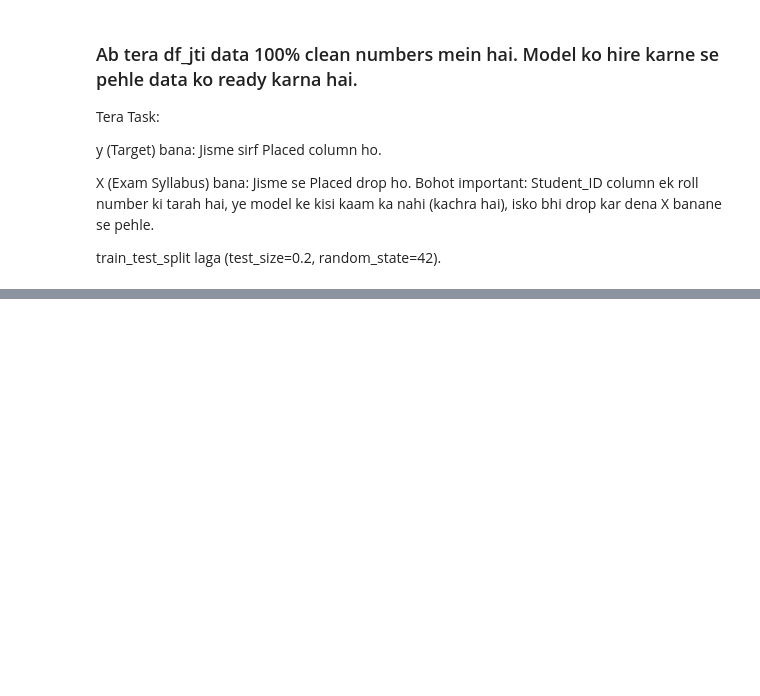
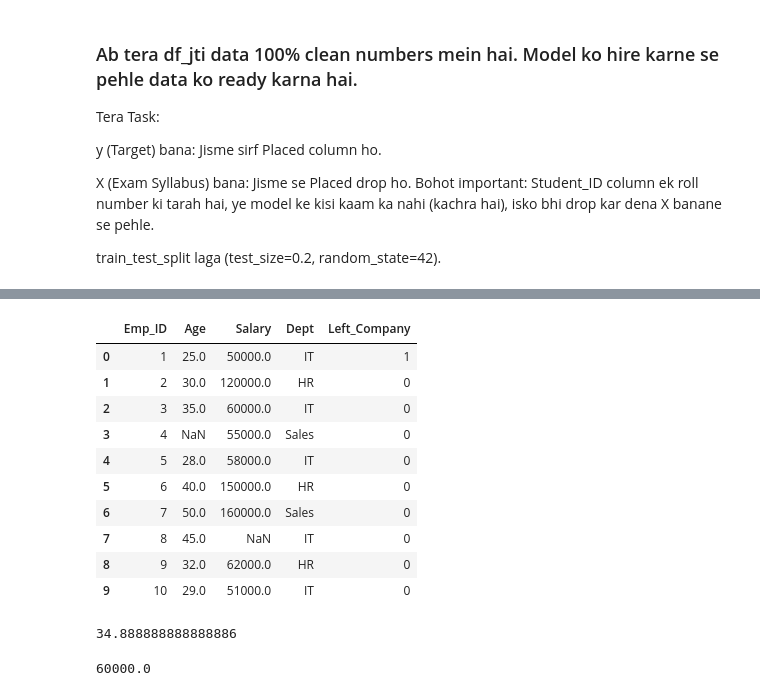
Before and after one commit to Visky-02/Data-Science-Practice, a Jupyter notebook: Untitled Folder/ gemini practice folder .ipynb, the cells around one changed output, grey strips where cells are left out. Cells and saved outputs as stored; diff of their text form; code cells hidden in the pictures; blank space fills up the shorter version.

```diff
--- a/Untitled Folder/ gemini practice folder .ipynb
+++ b/Untitled Folder/ gemini practice folder .ipynb
@@ -494,0 +497,14 @@ print(f"classification report of XG boost is : {classification_report(y_test,pre
+# %%
+import pandas as pd
+import numpy as np
+
+# Tera aaj ka Practice Engine
+data = {
+    'Emp_ID': np.arange(1, 11),
+    'Age': [25, 30, 35, np.nan, 28, 40, 50, 45, 32, 29],
+    'Salary': [50000, 120000, 60000, 55000, 58000, 150000, 160000, np.nan, 62000, 51000],
+    'Dept': ['IT', 'HR', 'IT', 'Sales', 'IT', 'HR', 'Sales', 'IT', 'HR', 'IT'],
+    'Left_Company': [1, 0, 0, 0, 0, 0, 0, 0, 0, 0] # Dhyan se dekh, data imbalanced hai!
+}
+df = pd.DataFrame(data)
+print(df)
@@ -494,0 +523,14 @@ print(f"classification report of XG boost is : {classification_report(y_test,pre
+# %%
+df
+# %% [output]
+|  | Emp_ID | Age | Salary | Dept | Left_Company |
+| 0 | 1 | 25.0 | 50000.0 | IT | 1 |
+| 1 | 2 | 30.0 | 120000.0 | HR | 0 |
+| 2 | 3 | 35.0 | 60000.0 | IT | 0 |
+| 3 | 4 | NaN | 55000.0 | Sales | 0 |
+| 4 | 5 | 28.0 | 58000.0 | IT | 0 |
+| 5 | 6 | 40.0 | 150000.0 | HR | 0 |
+| 6 | 7 | 50.0 | 160000.0 | Sales | 0 |
+| 7 | 8 | 45.0 | NaN | IT | 0 |
+| 8 | 9 | 32.0 | 62000.0 | HR | 0 |
+| 9 | 10 | 29.0 | 51000.0 | IT | 0 |
@@ -494,0 +539,4 @@ print(f"classification report of XG boost is : {classification_report(y_test,pre
+# %%
+a
+# %% [output]
+34.888888888888886
@@ -494,0 +545,4 @@ print(f"classification report of XG boost is : {classification_report(y_test,pre
+# %%
+b
+# %% [output]
+60000.0
```
Also changed, not shown: parts of 32 cells of this notebook.
